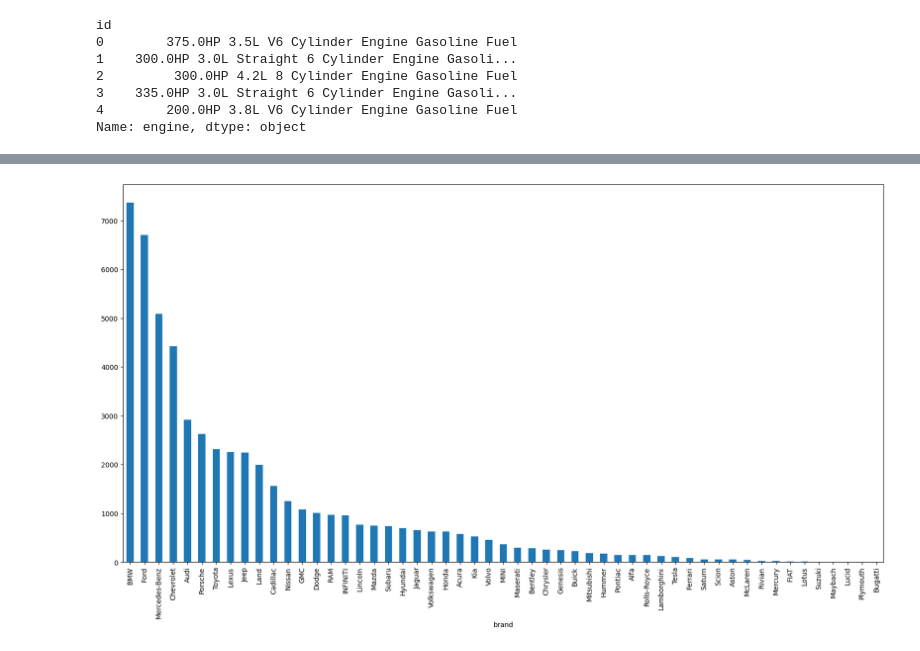
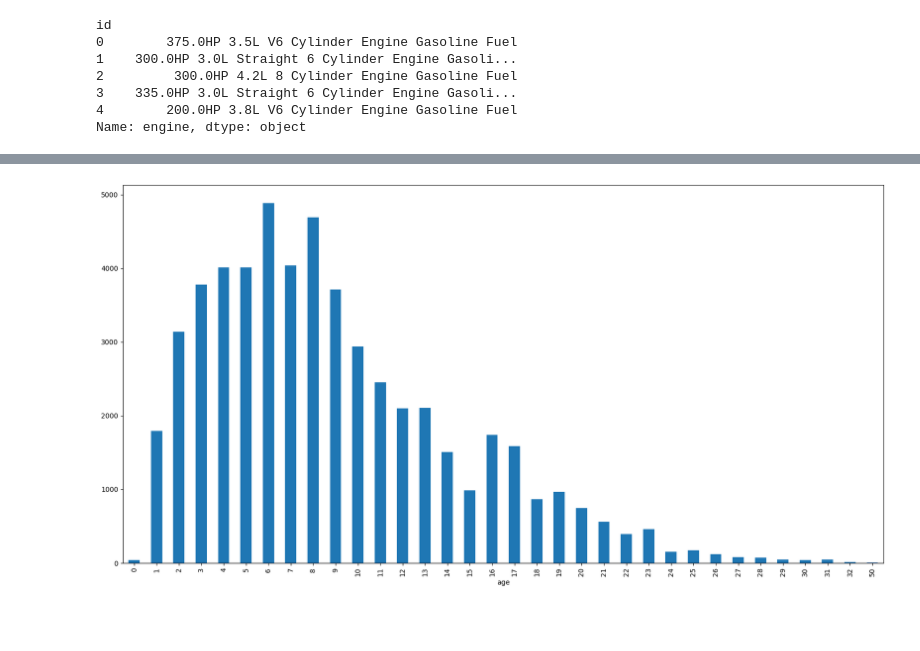
Before and after one commit to deralph/car-prediction-model-kaggle-skill-assesment, a Jupyter notebook: kaggleAssesment.ipynb, the cells around one changed output, grey strips where cells are left out. Saved outputs shown, nothing was run; the diff lists cells and outputs as text; code cells hidden in the pictures; blank space fills up the shorter version.

```diff
--- a/kaggleAssesment.ipynb
+++ b/kaggleAssesment.ipynb
@@ -379,7 +360,7 @@ Name: count, dtype: int64
 # Feature extraction from engine  functions
 def extract_engine_size(engine):
     match = re.search(r'(\d+(\.\d+)?)L', engine)
-    return float(match.group(1))*1000 if match else None
+    return float(match.group(1)) if match else None
 
 def extract_cylinders(engine):
     match = re.search(r'(\d+)\s+Cylinder', engine)
@@ -400,7 +381,7 @@ def extract_fuel_type(engine):
         return 'Unknown'
 
 def extract_turbocharged(engine):
-    return 'Turbo' in engine or 'Twin Turbo' in engine
+    return 1 if 'Turbo' in engine or 'Twin Turbo' in engine else 0
 
 def extract_configuration(engine):
     match = re.search(r'(Straight \d+|V\d+|I4|Flat \d+)', engine)
@@ -417,7 +398,7 @@ def TransformEndine(df):
 
 
    # Applying feature extraction
-  engine_df['engine_size_cm3'] = df['engine'].apply(extract_engine_size)
+  engine_df['engine_size_L'] = df['engine'].apply(extract_engine_size)
   engine_df['cylinder_count'] = df['engine'].apply(extract_cylinders)
   engine_df['horsepower_HP'] = df['engine'].apply(extract_horsepower)
   engine_df['Fuel_Type'] = df['engine'].apply(extract_fuel_type)
@@ -601,5 +591,5 @@ Name: count, dtype: int64
 # %%
-train['brand'].value_counts().plot(kind='bar',figsize=(20,10),stacked=False)
+train['age'].value_counts().sort_index().plot(kind='bar',figsize=(20,10),stacked=False)
 plt.show()
 # %% [output]
-[figure, old version]
+[figure, new version]
```
Also changed, not shown: parts of 107 cells of this notebook.
